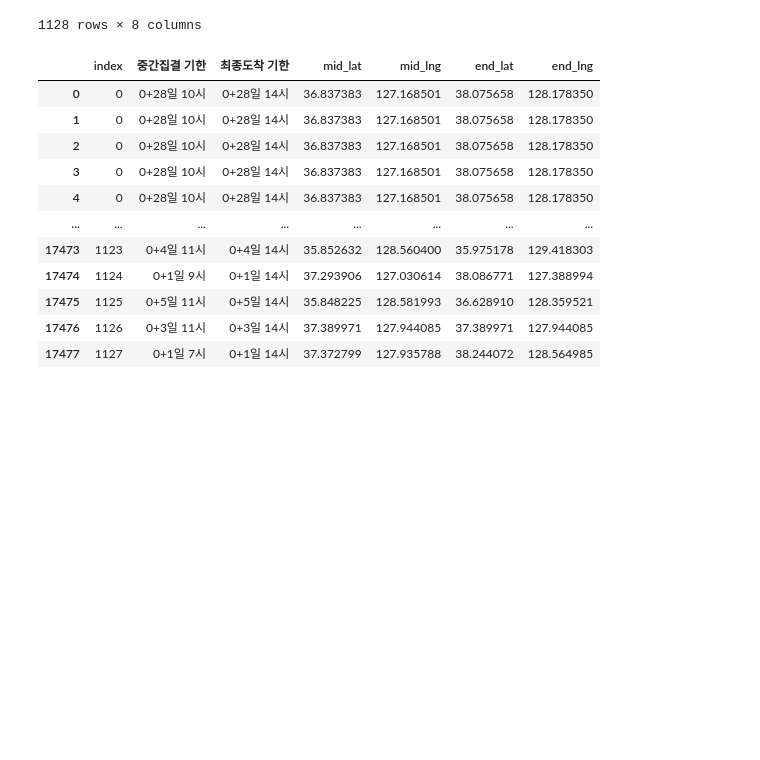
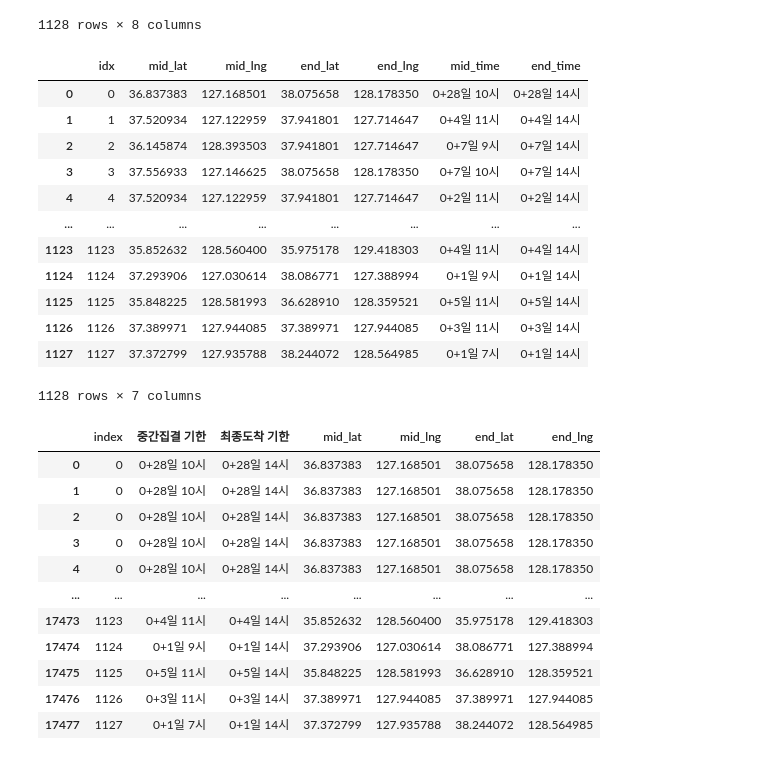
Before and after one commit to DSjayjang/Project, a Jupyter notebook: Crawling/QGIS/day_split.ipynb, the cells around one changed output. Drawn from its saved outputs; the diff is of its cells as text; code cells hidden in the pictures; blank space fills up the shorter version.

```diff
--- a/Crawling/QGIS/day_split.ipynb
+++ b/Crawling/QGIS/day_split.ipynb
@@ -90,0 +100,19 @@ path
+# %%
+df_path = pd.DataFrame()
+df_path['idx'] = path.index
+df_path[['mid_lat', 'mid_lng', 'end_lat', 'end_lng', 'mid_time', 'end_time']] = path[['mid_lat', 'mid_lng', 'end_lat', 'end_lng', '중간집결 기한', '최종도착 기한']]
+df_path
+# %% [output]
+|  | idx | mid_lat | mid_lng | end_lat | end_lng | mid_time | end_time |
+| 0 | 0 | 36.837383 | 127.168501 | 38.075658 | 128.178350 | 0+28일 10시 | 0+28일 14시 |
+| 1 | 1 | 37.520934 | 127.122959 | 37.941801 | 127.714647 | 0+4일 11시 | 0+4일 14시 |
+| 2 | 2 | 36.145874 | 128.393503 | 37.941801 | 127.714647 | 0+7일 9시 | 0+7일 14시 |
+| 3 | 3 | 37.556933 | 127.146625 | 38.075658 | 128.178350 | 0+7일 10시 | 0+7일 14시 |
+| 4 | 4 | 37.520934 | 127.122959 | 37.941801 | 127.714647 | 0+2일 11시 | 0+2일 14시 |
+| ... | ... | ... | ... | ... | ... | ... | ... |
+| 1123 | 1123 | 35.852632 | 128.560400 | 35.975178 | 129.418303 | 0+4일 11시 | 0+4일 14시 |
+| 1124 | 1124 | 37.293906 | 127.030614 | 38.086771 | 127.388994 | 0+1일 9시 | 0+1일 14시 |
+| 1125 | 1125 | 35.848225 | 128.581993 | 36.628910 | 128.359521 | 0+5일 11시 | 0+5일 14시 |
+| 1126 | 1126 | 37.389971 | 127.944085 | 37.389971 | 127.944085 | 0+3일 11시 | 0+3일 14시 |
+| 1127 | 1127 | 37.372799 | 127.935788 | 38.244072 | 128.564985 | 0+1일 7시 | 0+1일 14시 |
+1128 rows × 7 columns
```
Also changed, not shown: parts of 6 cells of this notebook, 11 other files.
